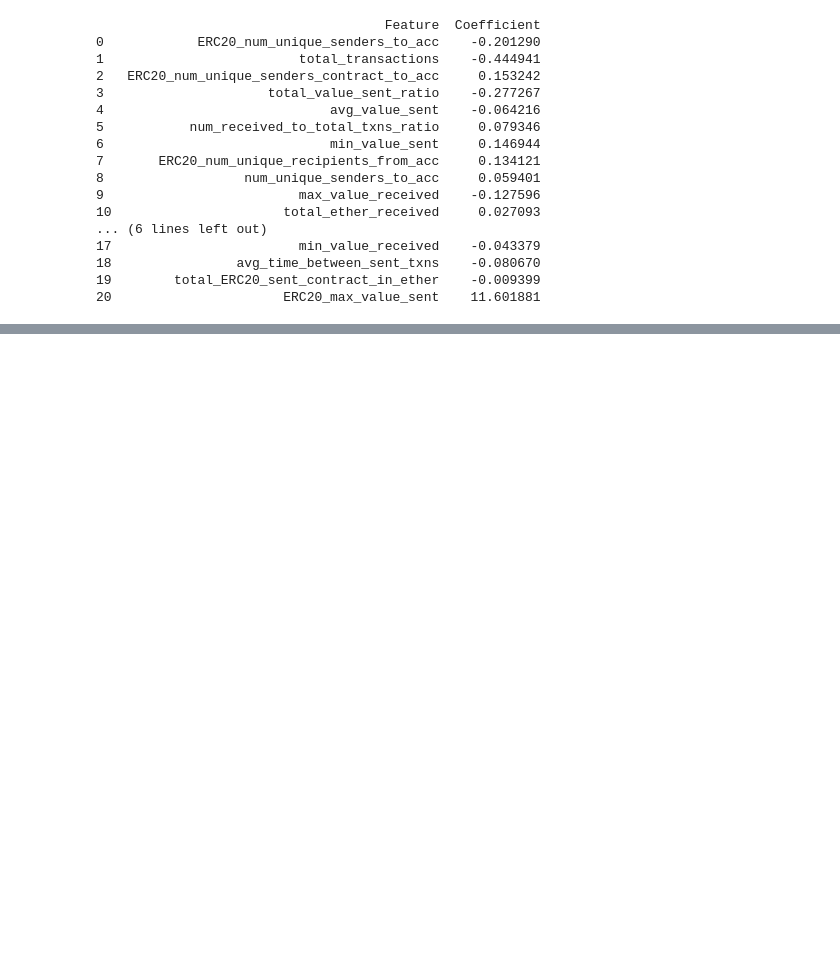
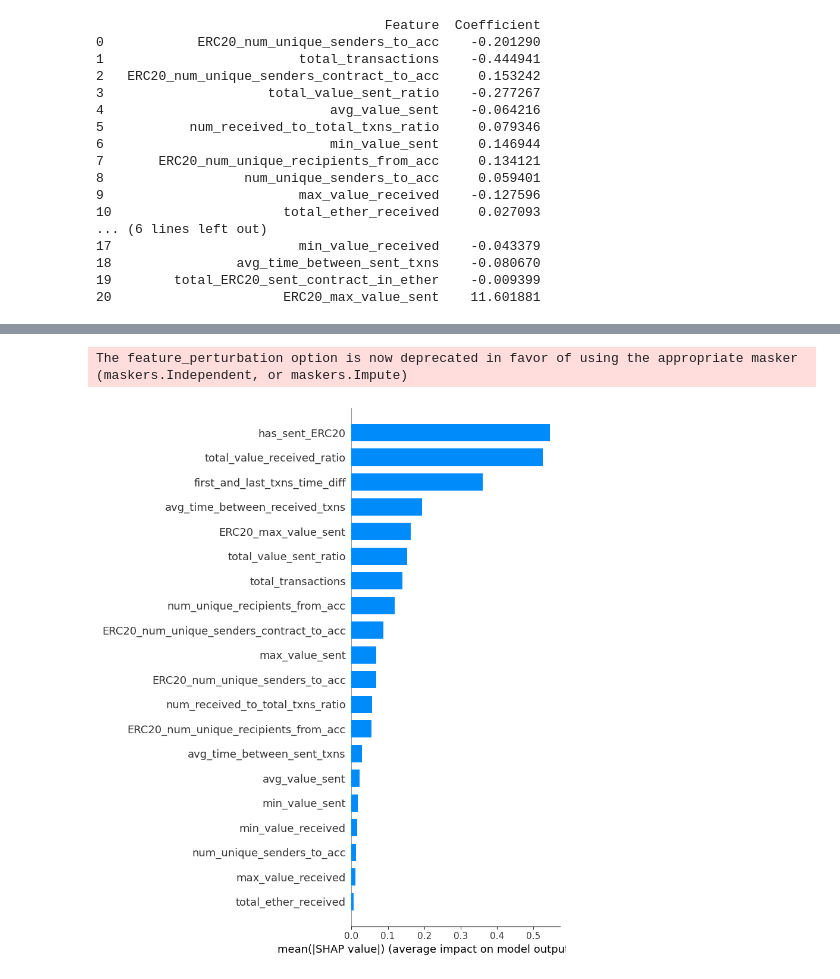
Before and after one commit to ysjprojects/BT4012-Project, a Jupyter notebook: notebooks/Logistic_regression.ipynb, the cells around one changed output, grey strips where cells are left out. Drawn from its saved outputs; the diff is of its cells as text; code cells hidden in the pictures; blank space fills up the shorter version.

```diff
--- a/notebooks/Logistic_regression.ipynb
+++ b/notebooks/Logistic_regression.ipynb
@@ -235,0 +301,11 @@ print(coefficients_df)
+# %%
+explainer = shap.LinearExplainer(best_model, X_train_scaled, feature_perturbation="interventional")
+# %% [output]
+The feature_perturbation option is now deprecated in favor of using the appropriate masker (maskers.Independent, or maskers.Impute)
+# %%
+shap_values = explainer.shap_values(X_test_scaled)
+#X_test_array = X_test_scaled.toarray() # we need to pass a dense version for the plotting functions
+# %%
+shap.summary_plot(shap_values, X_test_scaled, feature_names=X_test.columns, sort=True, plot_type="bar")
+# %% [output]
+[figure, added]
```
Also changed, not shown: parts of 24 cells of this notebook, 2 other files.
